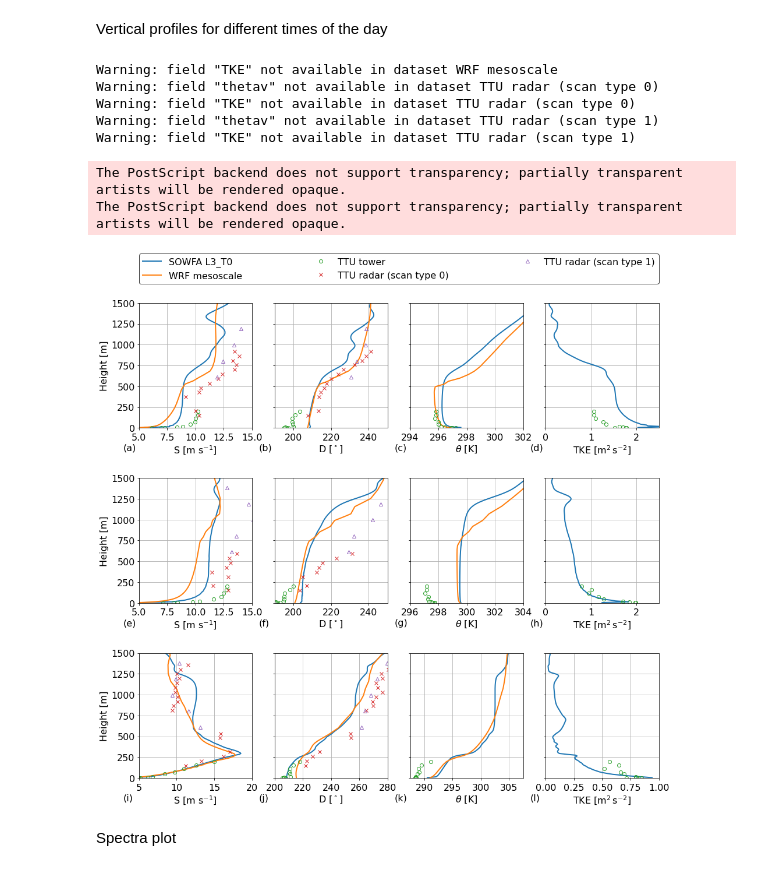
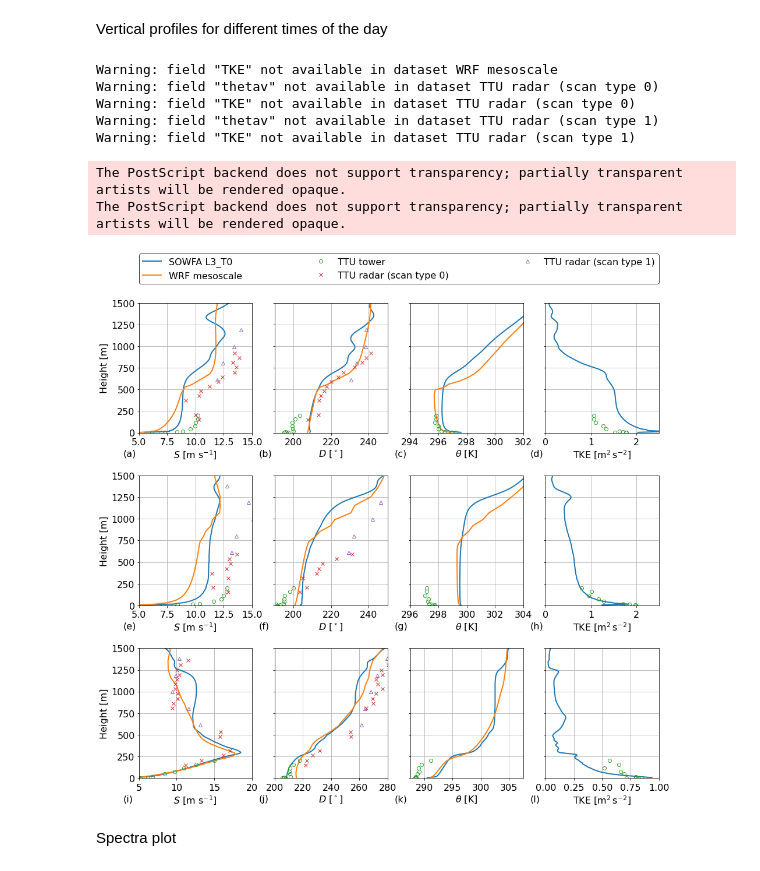
Before and after one commit to a2e-mmc/assessment, a Jupyter notebook: studies/budget_components_coupling/plot_microscale_case.ipynb, the cells around one changed output. Saved outputs shown, nothing was run; the diff lists cells and outputs as text; code cells hidden in the pictures.

Commit message:
Merge stashed rev2 figure edits

```diff
--- a/studies/budget_components_coupling/plot_microscale_case.ipynb
+++ b/studies/budget_components_coupling/plot_microscale_case.ipynb
@@ -154,14 +154,12 @@ Wall time: 2.63 s
 ## 3. Plot results
 # %% [markdown]
 Time-height contour plot
-# %%
-axi = ax[0,0]
 # %%
-fig,ax,cbar = plot_timeheight(
+fig,ax,cbar = mplt.plot_timeheight(
     datasets=micro_pavg_10min,
     fields = ['wspd','wdir','thetav','TKE'],
     fieldlimits={'wspd': (0,22), 'wdir': (180,300), 'theta': (280,310), 'TKE': (0,3.5)},
-    fieldlabels={'wspd': 'S [m s$^{-1}$]', 'wdir': r'D [$^\circ$]','thetav':r'$\theta$ [K]','TKE':'TKE [m$^2\,$s$^{-2}$]'},
+    fieldlabels={'wspd': '$S$ [m s$^{-1}$]', 'wdir': r'$D$ [$^\circ$]','thetav':r'$\theta$ [K]','TKE':'TKE [m$^2\,$s$^{-2}$]'},
     timelimits=('2013-11-08 12:00:00','2013-11-09 12:00:00'),
     # Set custom colorschemes
     colorschemes={'wspd': 'viridis', 'wdir': 'viridis', 'thetav': 'magma', 'TKE': 'magma'},
@@ -188,6 +186,7 @@ ax[0,0].set_xticks([])
 for axi in np.asarray(ax[-1,:]).ravel():
     axi.tick_params(axis='x', which='minor', pad=10)
     axi.tick_params(axis='x', which='major', pad=10)
+    axi.set_xticks([]) # Hide date on local time axis (BLM edits)
 
 #Save figure
 figname = 'w0L0_timeheight'
@@ -242,7 +247,7 @@ The PostScript backend does not support transparency; partially transparent arti
 # %% [markdown]
 Vertical profiles for different times of the day
 # %%
-fig,ax = plot_profile(
+fig,ax = mplt.plot_profile(
     datasets={'SOWFA L3_T0':micro_pavg_60min,
               'WRF mesoscale':wrf_pavg_60min,
               'TTU tower':tower_60min,
@@ -255,7 +260,7 @@ fig,ax = plot_profile(
     # Stack results by dataset instead of times
     stack_by_datasets=True,
     # Field labels
-    fieldlabels={'wspd':'S [m s$^{-1}$]','wdir':r'D [$^\circ$]','thetav':r'$\theta$ [K]','TKE':'TKE [m$^2\,$s$^{-2}$]'},
+    fieldlabels={'wspd':'$S$ [m s$^{-1}$]','wdir':r'$D$ [$^\circ$]','thetav':r'$\theta$ [K]', 'TKE':r'TKE [m$^2\,$s$^{-2}$]'},
     # Change field order to have different fields correspond to different columns instead of rows
     fieldorder='F',
     # Label subplots
@@ -283,34 +288,39 @@ ax[2,3].set_xlim([0,1])
 for axi in np.asarray(ax).ravel():
     # Move xs tick down slightly to avoid overlap with y ticks
     axi.tick_params(axis='x', pad=5)
     # Hide date
     axi.set_title('')
 
 #Place legend at the top
 ax[0,-1].get_legend().remove()
 ax[0,0].legend()
 handles, labels = ax[0,0].get_legend_handles_labels()
 ax[0,0].get_legend().remove()
 
 leg = fig.legend(handles, labels, loc = 'lower left', bbox_to_anchor = (.125,.91,.775,0.0),
          borderaxespad=0,ncol=3,fontsize=16,
          bbox_transform = plt.gcf().transFigure,mode='expand')
 leg.get_frame().set_edgecolor('k')
 
+# Hide subaxis labels (BLM edit)
+for axi in ax.ravel():
+    axi.set_title(None)
+fig.subplots_adjust(hspace=0.33) # shrink vertical space a bit
+
 #Save figure
 figname = 'w0L0_profiles'
 plt.savefig(os.path.join(figuredir,figname+'.png'),bbox_inches='tight')
 plt.savefig(os.path.join(figuredir,figname+'.eps'),bbox_inches='tight')
 plt.savefig(os.path.join(figuredir,figname+'.pdf'),bbox_inches='tight')
 # %% [output]
 Warning: field "TKE" not available in dataset WRF mesoscale
 Warning: field "thetav" not available in dataset TTU radar (scan type 0)
 Warning: field "TKE" not available in dataset TTU radar (scan type 0)
 Warning: field "thetav" not available in dataset TTU radar (scan type 1)
 Warning: field "TKE" not available in dataset TTU radar (scan type 1)
 The PostScript backend does not support transparency; partially transparent artists will be rendered opaque.
 The PostScript backend does not support transparency; partially transparent artists will be rendered opaque.
-[figure, old version]
+[figure, new version]
 # %% [markdown]
 Spectra plot
 # %%
```
Also changed, not shown: parts of 10 cells of this notebook, 1 other file.
